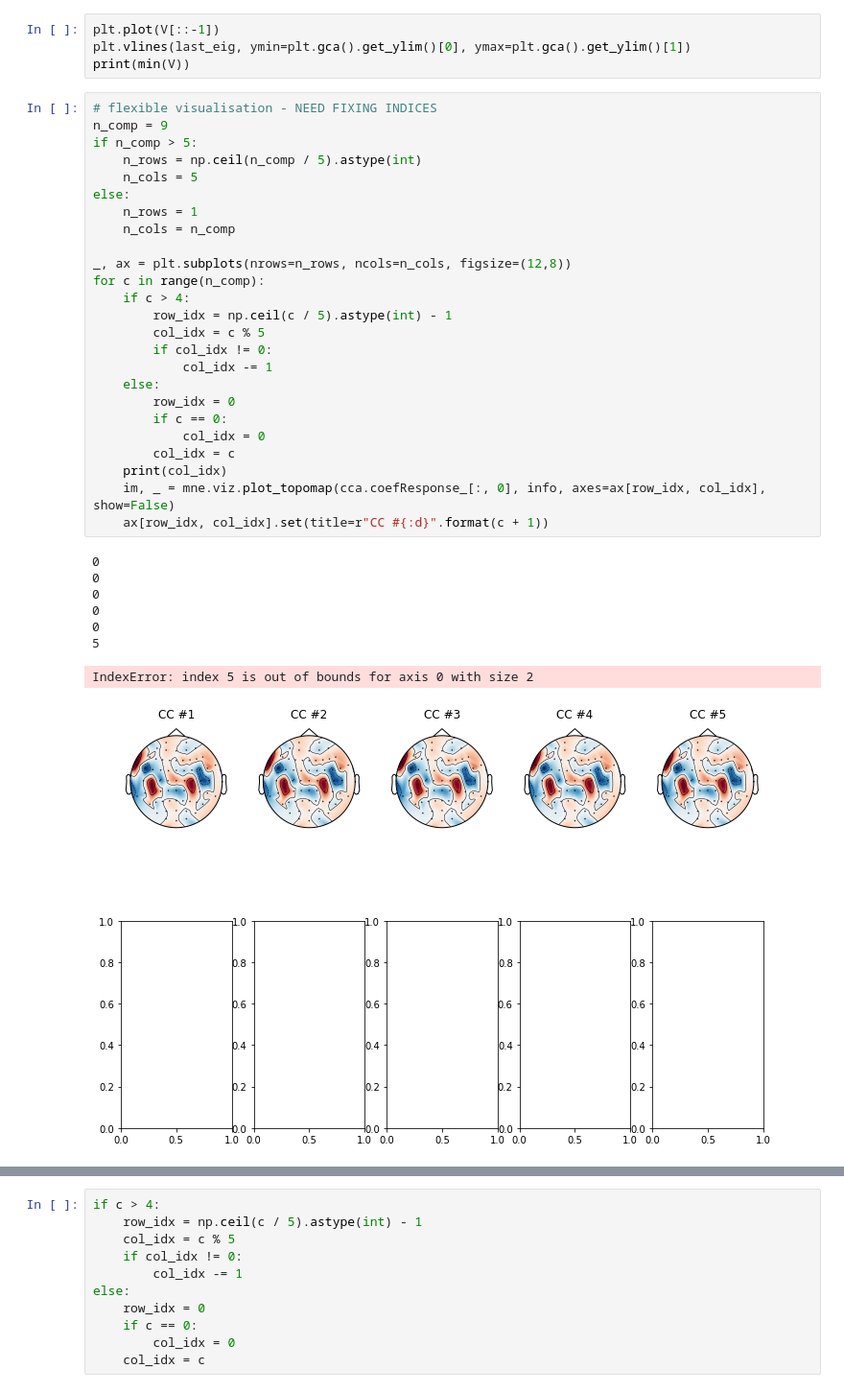
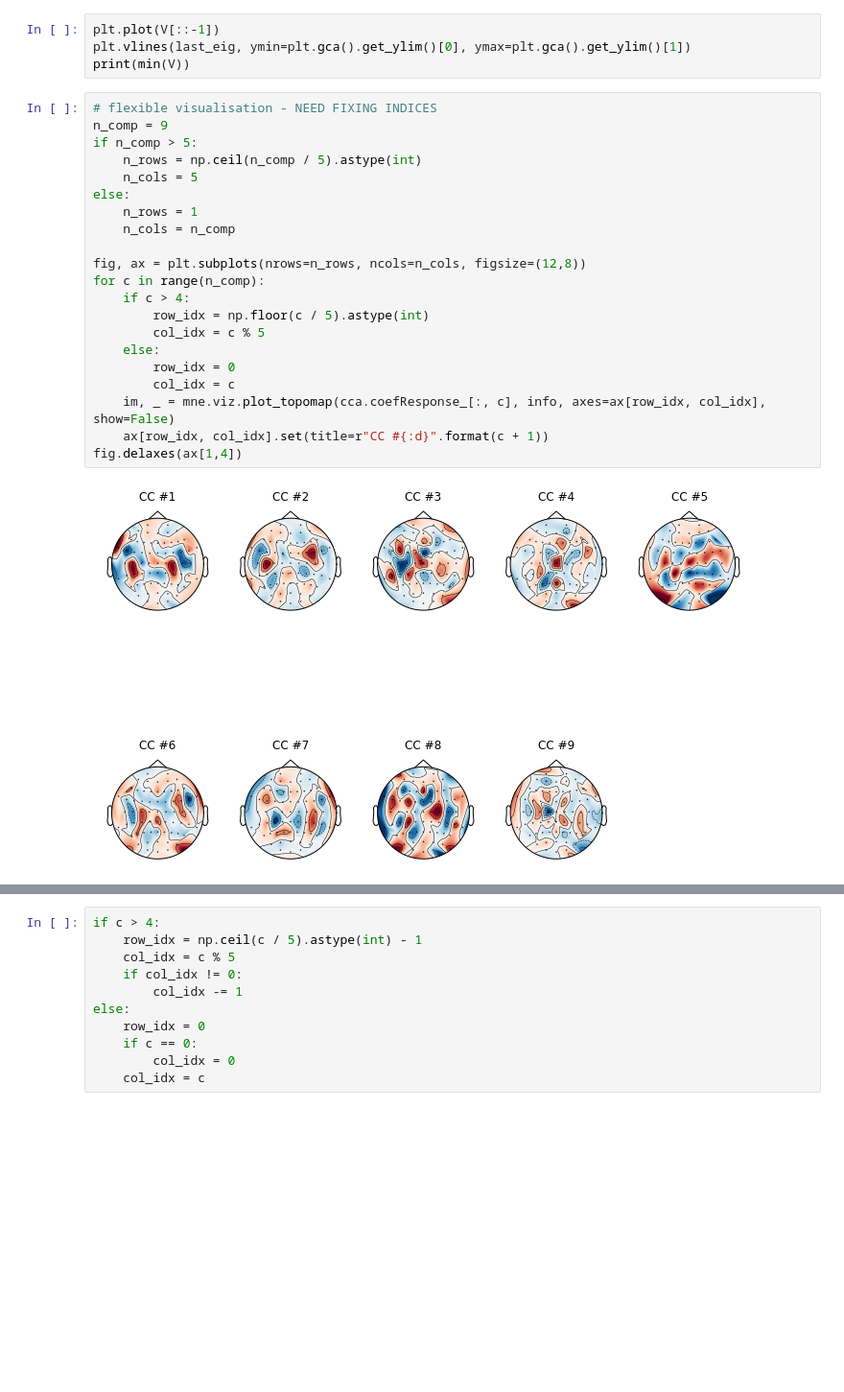
Before and after one commit to Hugo-W/pyEEG, a Jupyter notebook: docs/source/examples/CCA_envelope_p4.ipynb, the cells around one changed output, grey strips where cells are left out. Shown at 96% size. Cells and saved outputs as stored; diff of their text form; blank space fills up the shorter version.

Commit message:
flexible figures added in example

```diff
--- a/docs/source/examples/CCA_envelope_p4.ipynb
+++ b/docs/source/examples/CCA_envelope_p4.ipynb
@@ -135,34 +135,23 @@ print(min(V))
 # %%
 # flexible visualisation - NEED FIXING INDICES
 n_comp = 9
 if n_comp > 5:
     n_rows = np.ceil(n_comp / 5).astype(int)
     n_cols = 5
 else:
     n_rows = 1
     n_cols = n_comp
 
-_, ax = plt.subplots(nrows=n_rows, ncols=n_cols, figsize=(12,8))
+fig, ax = plt.subplots(nrows=n_rows, ncols=n_cols, figsize=(12,8))
 for c in range(n_comp):
     if c > 4:
-        row_idx = np.ceil(c / 5).astype(int) - 1
+        row_idx = np.floor(c / 5).astype(int)
         col_idx = c % 5
-        if col_idx != 0:
-            col_idx -= 1
     else:
         row_idx = 0
-        if c == 0:
-            col_idx = 0
         col_idx = c
-    print(col_idx)
-    im, _ = mne.viz.plot_topomap(cca.coefResponse_[:, 0], info, axes=ax[row_idx, col_idx], show=False)
+    im, _ = mne.viz.plot_topomap(cca.coefResponse_[:, c], info, axes=ax[row_idx, col_idx], show=False)
     ax[row_idx, col_idx].set(title=r"CC #{:d}".format(c + 1))
+fig.delaxes(ax[1,4])
 # %% [output]
-0
-0
-0
-0
-0
-5
-IndexError: index 5 is out of bounds for axis 0 with size 2
-[figure, old version]
+[figure, new version]
```
Also changed, not shown: parts of 4 cells of this notebook.
